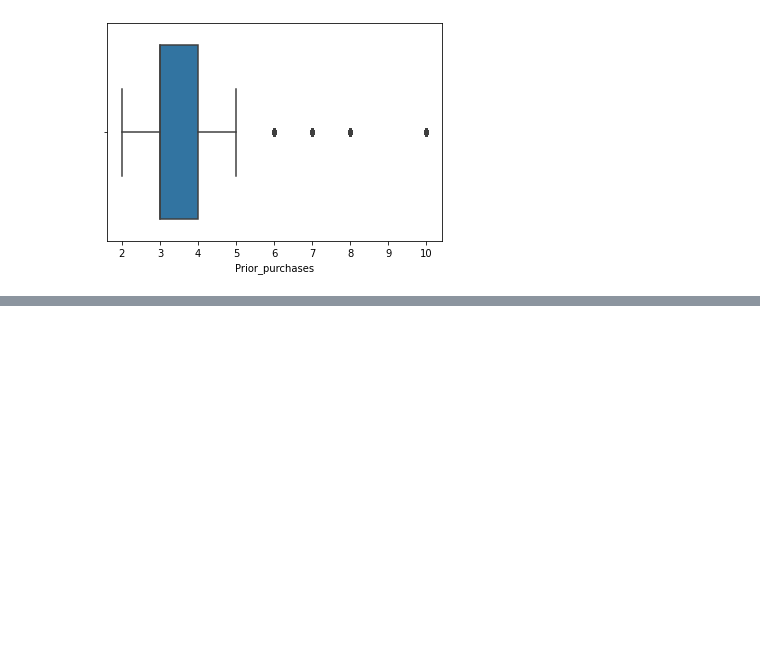
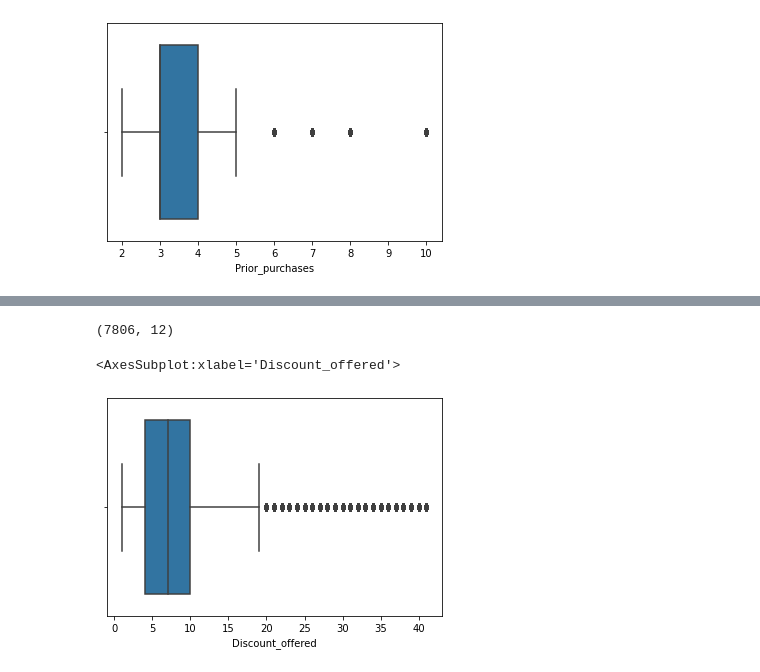
Before and after one commit to Edward-Htc/Datathon, a Jupyter notebook: ML/1_EDA.ipynb, the cells around one changed output, grey strips where cells are left out. Drawn from its saved outputs; the diff is of its cells as text; code cells hidden in the pictures; blank space fills up the shorter version.

```diff
--- a/ML/1_EDA.ipynb
+++ b/ML/1_EDA.ipynb
@@ -106,5 +107,14 @@ sns.boxplot(x="Prior_purchases",data= data)
 # %% [output]
 <AxesSubplot:xlabel='Prior_purchases'>
 [figure]
+# %%
+Q1 = data["Prior_purchases"].quantile(0.25)
+Q3 = data["Prior_purchases"].quantile(0.75)
+IQR = Q3 - Q1
+BI = Q1 - 1.5*IQR
+BS = Q3 + 1.5*IQR
+# %%
+out_Gv = ((data["Discount_offered"]<BI) | (data["Discount_offered"]>BS))
+data = data[~out_Gv]
 # %%
 sns.boxplot(x="Discount_offered",data= data)
@@ -113,0 +126,18 @@ sns.boxplot(x="Discount_offered",data= data)
+# %%
+Q1 = data["Discount_offered"].quantile(0.25)
+Q3 = data["Discount_offered"].quantile(0.75)
+IQR = Q3 - Q1
+BI = Q1 - 1.5*IQR
+BS = Q3 + 1.5*IQR
+# %%
+out_Gv = ((data["Discount_offered"]<BI) | (data["Discount_offered"]>BS))
+data = data[~out_Gv]
+# %%
+data.shape
+# %% [output]
+(7806, 12)
+# %%
+sns.boxplot(x="Discount_offered",data= data)
+# %% [output]
+<AxesSubplot:xlabel='Discount_offered'>
+[figure, added]
```
Also changed, not shown: parts of 3 cells of this notebook, 3 other files.
